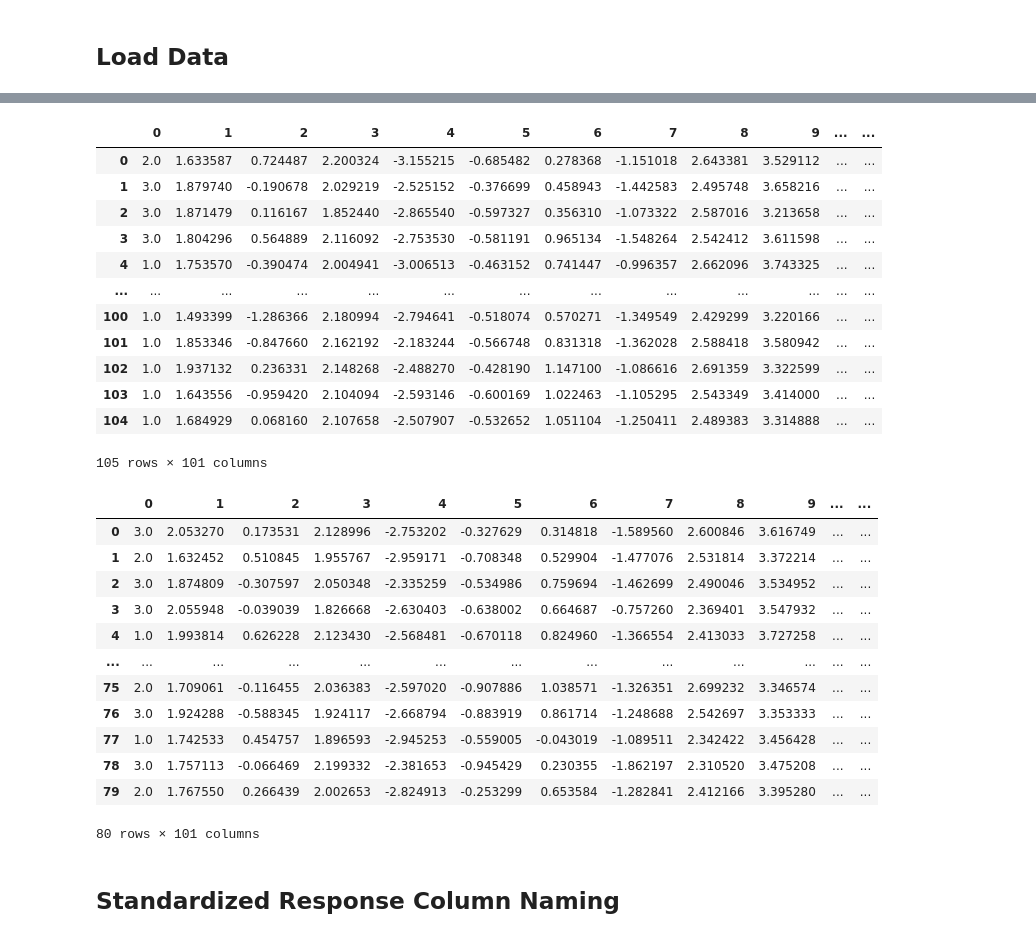
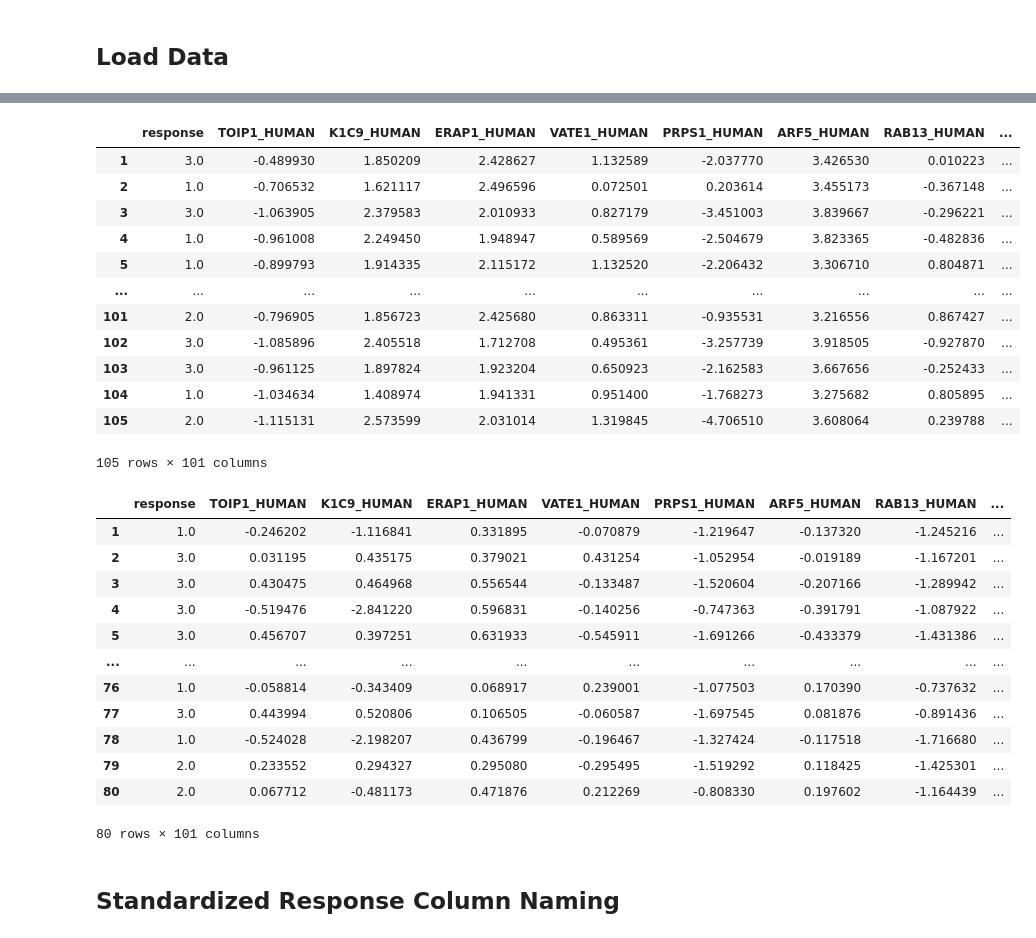
Before and after one commit to PNNL-Predictive-Phenomics/omicsTL, a Jupyter notebook: docs/example_v2.ipynb, the cells around one changed output, grey strips where cells are left out. Drawn from its saved outputs; the diff is of its cells as text; code cells hidden in the pictures.

```diff
--- a/docs/example_v2.ipynb
+++ b/docs/example_v2.ipynb
@@ -79,59 +72,48 @@ display(target_synth_data_cont)
 # %%
 # Categorical response
 
-source_synth_data_cat, source_lc_info_cat, _ = generate_synth_data(
-    data = source_real_data, # input data
-    num_features = num_features, # number of output features
-    num_samples = num_samples_source + samples_target_ensemble, # number of output samples
-    response_fn = response_fn, # response function
-    snr = 1, # signal to noise ratio
-    response_parameters={
-        "ncats": 3,
-        "quantile": "quantile"
-    }
-)
-
-target_synth_data_cat, source_lc_info_cat, _ = generate_synth_data(
-    data = target_real_data, # input data
-    num_features = num_features, # number of output features
-    num_samples = num_samples_target + samples_target_test + samples_target_ensemble, # number of output samples
-    response_fn = response_fn, # response function
-    snr = 1 ,# signal to noise ratio
-    prior_lc_info = source_lc_info_cat, # crucial to include else the source and target datasets aren't linked!
+source_synth_data_cat, target_synth_data_cat, _, _ = generate_synth_data_pca(
+    source_data = source_real_data,  # real source data
+    target_data = target_real_data,  # real target data
+    num_samples_source = num_samples_source + samples_target_ensemble,  # number of synthetic source samples
+    num_samples_target = num_samples_target + samples_target_test + samples_target_ensemble,  # number of synthetic target samples
+    response_fn = response_fn,  # response function
+    snr = 1,  # signal to noise ratio
+    num_features = num_features,  # number of output features
     response_parameters={
         "ncats": 3,
         "quantile": "quantile"
     }
 )
 
 display(source_synth_data_cat)
 display(target_synth_data_cat)
 # %% [output]
-|  | 0 | 1 | 2 | 3 | 4 | 5 | 6 | 7 | 8 | 9 | ... | ... |
-| 0 | 2.0 | 1.633587 | 0.724487 | 2.200324 | -3.155215 | -0.685482 | 0.278368 | -1.151018 | 2.643381 | 3.529112 | ... | ... |
-| 1 | 3.0 | 1.879740 | -0.190678 | 2.029219 | -2.525152 | -0.376699 | 0.458943 | -1.442583 | 2.495748 | 3.658216 | ... | ... |
-| 2 | 3.0 | 1.871479 | 0.116167 | 1.852440 | -2.865540 | -0.597327 | 0.356310 | -1.073322 | 2.587016 | 3.213658 | ... | ... |
-| 3 | 3.0 | 1.804296 | 0.564889 | 2.116092 | -2.753530 | -0.581191 | 0.965134 | -1.548264 | 2.542412 | 3.611598 | ... | ... |
-| 4 | 1.0 | 1.753570 | -0.390474 | 2.004941 | -3.006513 | -0.463152 | 0.741447 | -0.996357 | 2.662096 | 3.743325 | ... | ... |
-| ... | ... | ... | ... | ... | ... | ... | ... | ... | ... | ... | ... | ... |
-| 100 | 1.0 | 1.493399 | -1.286366 | 2.180994 | -2.794641 | -0.518074 | 0.570271 | -1.349549 | 2.429299 | 3.220166 | ... | ... |
-| 101 | 1.0 | 1.853346 | -0.847660 | 2.162192 | -2.183244 | -0.566748 | 0.831318 | -1.362028 | 2.588418 | 3.580942 | ... | ... |
-| 102 | 1.0 | 1.937132 | 0.236331 | 2.148268 | -2.488270 | -0.428190 | 1.147100 | -1.086616 | 2.691359 | 3.322599 | ... | ... |
-| 103 | 1.0 | 1.643556 | -0.959420 | 2.104094 | -2.593146 | -0.600169 | 1.022463 | -1.105295 | 2.543349 | 3.414000 | ... | ... |
-| 104 | 1.0 | 1.684929 | 0.068160 | 2.107658 | -2.507907 | -0.532652 | 1.051104 | -1.250411 | 2.489383 | 3.314888 | ... | ... |
+|  | response | TOIP1_HUMAN | K1C9_HUMAN | ERAP1_HUMAN | VATE1_HUMAN | PRPS1_HUMAN | ARF5_HUMAN | RAB13_HUMAN | ... |
+| 1 | 3.0 | -0.489930 | 1.850209 | 2.428627 | 1.132589 | -2.037770 | 3.426530 | 0.010223 | ... |
+| 2 | 1.0 | -0.706532 | 1.621117 | 2.496596 | 0.072501 | 0.203614 | 3.455173 | -0.367148 | ... |
+| 3 | 3.0 | -1.063905 | 2.379583 | 2.010933 | 0.827179 | -3.451003 | 3.839667 | -0.296221 | ... |
+| 4 | 1.0 | -0.961008 | 2.249450 | 1.948947 | 0.589569 | -2.504679 | 3.823365 | -0.482836 | ... |
+| 5 | 1.0 | -0.899793 | 1.914335 | 2.115172 | 1.132520 | -2.206432 | 3.306710 | 0.804871 | ... |
+| ... | ... | ... | ... | ... | ... | ... | ... | ... | ... |
+| 101 | 2.0 | -0.796905 | 1.856723 | 2.425680 | 0.863311 | -0.935531 | 3.216556 | 0.867427 | ... |
+| 102 | 3.0 | -1.085896 | 2.405518 | 1.712708 | 0.495361 | -3.257739 | 3.918505 | -0.927870 | ... |
+| 103 | 3.0 | -0.961125 | 1.897824 | 1.923204 | 0.650923 | -2.162583 | 3.667656 | -0.252433 | ... |
+| 104 | 1.0 | -1.034634 | 1.408974 | 1.941331 | 0.951400 | -1.768273 | 3.275682 | 0.805895 | ... |
+| 105 | 2.0 | -1.115131 | 2.573599 | 2.031014 | 1.319845 | -4.706510 | 3.608064 | 0.239788 | ... |
 105 rows × 101 columns
-|  | 0 | 1 | 2 | 3 | 4 | 5 | 6 | 7 | 8 | 9 | ... | ... |
-| 0 | 3.0 | 2.053270 | 0.173531 | 2.128996 | -2.753202 | -0.327629 | 0.314818 | -1.589560 | 2.600846 | 3.616749 | ... | ... |
-| 1 | 2.0 | 1.632452 | 0.510845 | 1.955767 | -2.959171 | -0.708348 | 0.529904 | -1.477076 | 2.531814 | 3.372214 | ... | ... |
-| 2 | 3.0 | 1.874809 | -0.307597 | 2.050348 | -2.335259 | -0.534986 | 0.759694 | -1.462699 | 2.490046 | 3.534952 | ... | ... |
-| 3 | 3.0 | 2.055948 | -0.039039 | 1.826668 | -2.630403 | -0.638002 | 0.664687 | -0.757260 | 2.369401 | 3.547932 | ... | ... |
-| 4 | 1.0 | 1.993814 | 0.626228 | 2.123430 | -2.568481 | -0.670118 | 0.824960 | -1.366554 | 2.413033 | 3.727258 | ... | ... |
-| ... | ... | ... | ... | ... | ... | ... | ... | ... | ... | ... | ... | ... |
-| 75 | 2.0 | 1.709061 | -0.116455 | 2.036383 | -2.597020 | -0.907886 | 1.038571 | -1.326351 | 2.699232 | 3.346574 | ... | ... |
-| 76 | 3.0 | 1.924288 | -0.588345 | 1.924117 | -2.668794 | -0.883919 | 0.861714 | -1.248688 | 2.542697 | 3.353333 | ... | ... |
-| 77 | 1.0 | 1.742533 | 0.454757 | 1.896593 | -2.945253 | -0.559005 | -0.043019 | -1.089511 | 2.342422 | 3.456428 | ... | ... |
-| 78 | 3.0 | 1.757113 | -0.066469 | 2.199332 | -2.381653 | -0.945429 | 0.230355 | -1.862197 | 2.310520 | 3.475208 | ... | ... |
-| 79 | 2.0 | 1.767550 | 0.266439 | 2.002653 | -2.824913 | -0.253299 | 0.653584 | -1.282841 | 2.412166 | 3.395280 | ... | ... |
+|  | response | TOIP1_HUMAN | K1C9_HUMAN | ERAP1_HUMAN | VATE1_HUMAN | PRPS1_HUMAN | ARF5_HUMAN | RAB13_HUMAN | ... |
+| 1 | 1.0 | -0.246202 | -1.116841 | 0.331895 | -0.070879 | -1.219647 | -0.137320 | -1.245216 | ... |
+| 2 | 3.0 | 0.031195 | 0.435175 | 0.379021 | 0.431254 | -1.052954 | -0.019189 | -1.167201 | ... |
+| 3 | 3.0 | 0.430475 | 0.464968 | 0.556544 | -0.133487 | -1.520604 | -0.207166 | -1.289942 | ... |
+| 4 | 3.0 | -0.519476 | -2.841220 | 0.596831 | -0.140256 | -0.747363 | -0.391791 | -1.087922 | ... |
+| 5 | 3.0 | 0.456707 | 0.397251 | 0.631933 | -0.545911 | -1.691266 | -0.433379 | -1.431386 | ... |
+| ... | ... | ... | ... | ... | ... | ... | ... | ... | ... |
+| 76 | 1.0 | -0.058814 | -0.343409 | 0.068917 | 0.239001 | -1.077503 | 0.170390 | -0.737632 | ... |
+| 77 | 3.0 | 0.443994 | 0.520806 | 0.106505 | -0.060587 | -1.697545 | 0.081876 | -0.891436 | ... |
+| 78 | 1.0 | -0.524028 | -2.198207 | 0.436799 | -0.196467 | -1.327424 | -0.117518 | -1.716680 | ... |
+| 79 | 2.0 | 0.233552 | 0.294327 | 0.295080 | -0.295495 | -1.519292 | 0.118425 | -1.425301 | ... |
+| 80 | 2.0 | 0.067712 | -0.481173 | 0.471876 | 0.212269 | -0.808330 | 0.197602 | -1.164439 | ... |
 80 rows × 101 columns
 # %% [markdown]
 ## Standardized Response Column Naming
```
Also changed, not shown: parts of 7 cells of this notebook, 4 other files.
